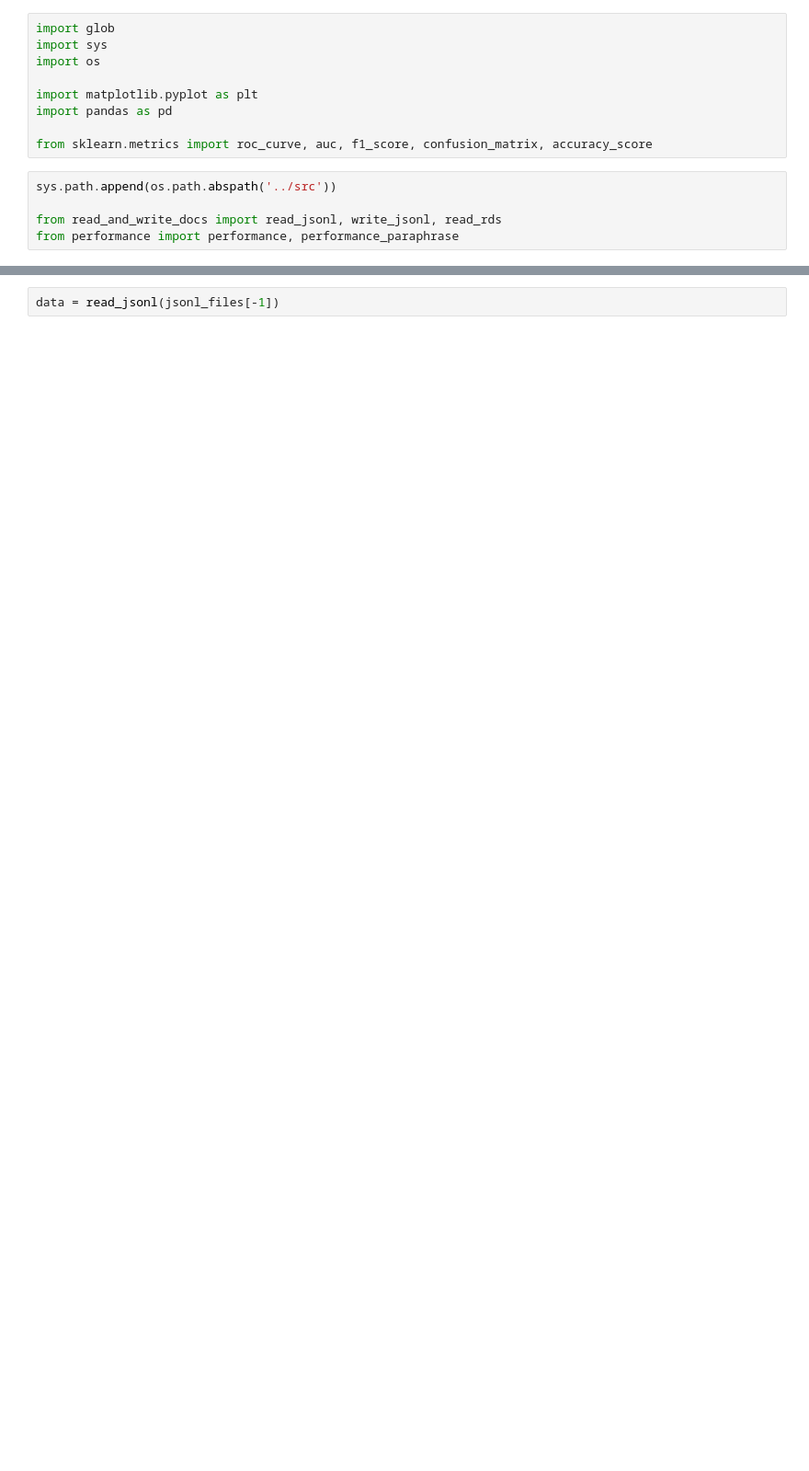
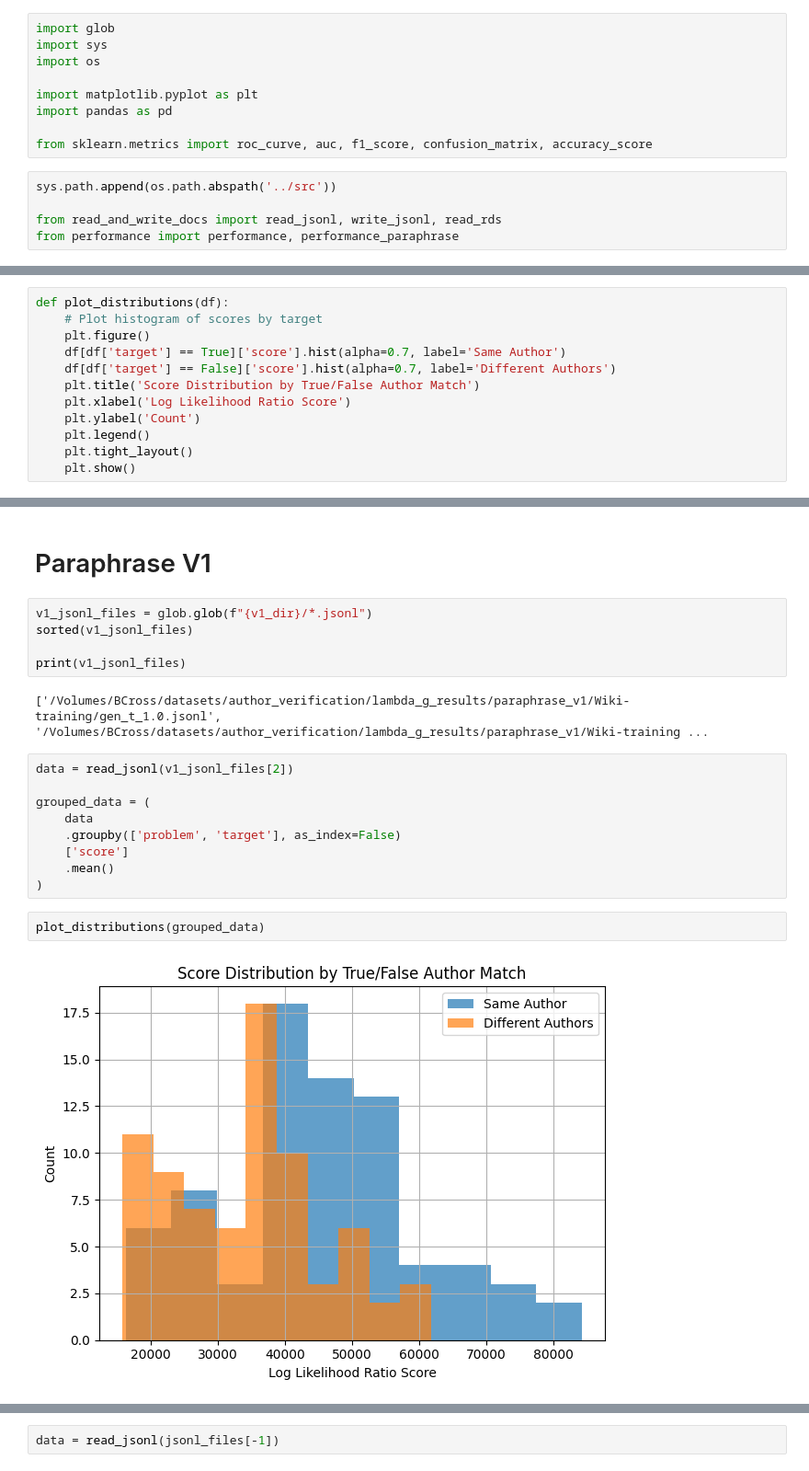
Before and after one commit to BenJCross1995/av_distributions, a Jupyter notebook: notebooks/LambdaG Paraphrase Results.ipynb, the cells around one changed output, grey strips where cells are left out. Shown at 92% size. Drawn from its saved outputs; the diff is of its cells as text; blank space fills up the shorter version.

```diff
--- a/notebooks/LambdaG Paraphrase Results.ipynb
+++ b/notebooks/LambdaG Paraphrase Results.ipynb
@@ -22 +17,13 @@ Accidentally kept the r at 100
 v2_dir = "/Volumes/BCross/datasets/author_verification/lambda_g_results/paraphrase_v2/Wiki-training"
+# %%
+def plot_distributions(df):
+    # Plot histogram of scores by target
+    plt.figure()
+    df[df['target'] == True]['score'].hist(alpha=0.7, label='Same Author')
+    df[df['target'] == False]['score'].hist(alpha=0.7, label='Different Authors')
+    plt.title('Score Distribution by True/False Author Match')
+    plt.xlabel('Log Likelihood Ratio Score')
+    plt.ylabel('Count')
+    plt.legend()
+    plt.tight_layout()
+    plt.show()
@@ -22,0 +69,22 @@ v2_dir = "/Volumes/BCross/datasets/author_verification/lambda_g_results/paraphra
+# %% [markdown]
+# Paraphrase V1
+# %%
+v1_jsonl_files = glob.glob(f"{v1_dir}/*.jsonl")
+sorted(v1_jsonl_files)
+
+print(v1_jsonl_files)
+# %% [output]
+['/Volumes/BCross/datasets/author_verification/lambda_g_results/paraphrase_v1/Wiki-training/gen_t_1.0.jsonl', '/Volumes/BCross/datasets/author_verification/lambda_g_results/paraphrase_v1/Wiki-training ...
+# %%
+data = read_jsonl(v1_jsonl_files[2])
+
+grouped_data = (
+    data
+    .groupby(['problem', 'target'], as_index=False)
+    ['score']
+    .mean()
+)
+# %%
+plot_distributions(grouped_data)
+# %% [output]
+[figure, added]
```
Also changed, not shown: parts of 15 cells of this notebook, 3 other files.
